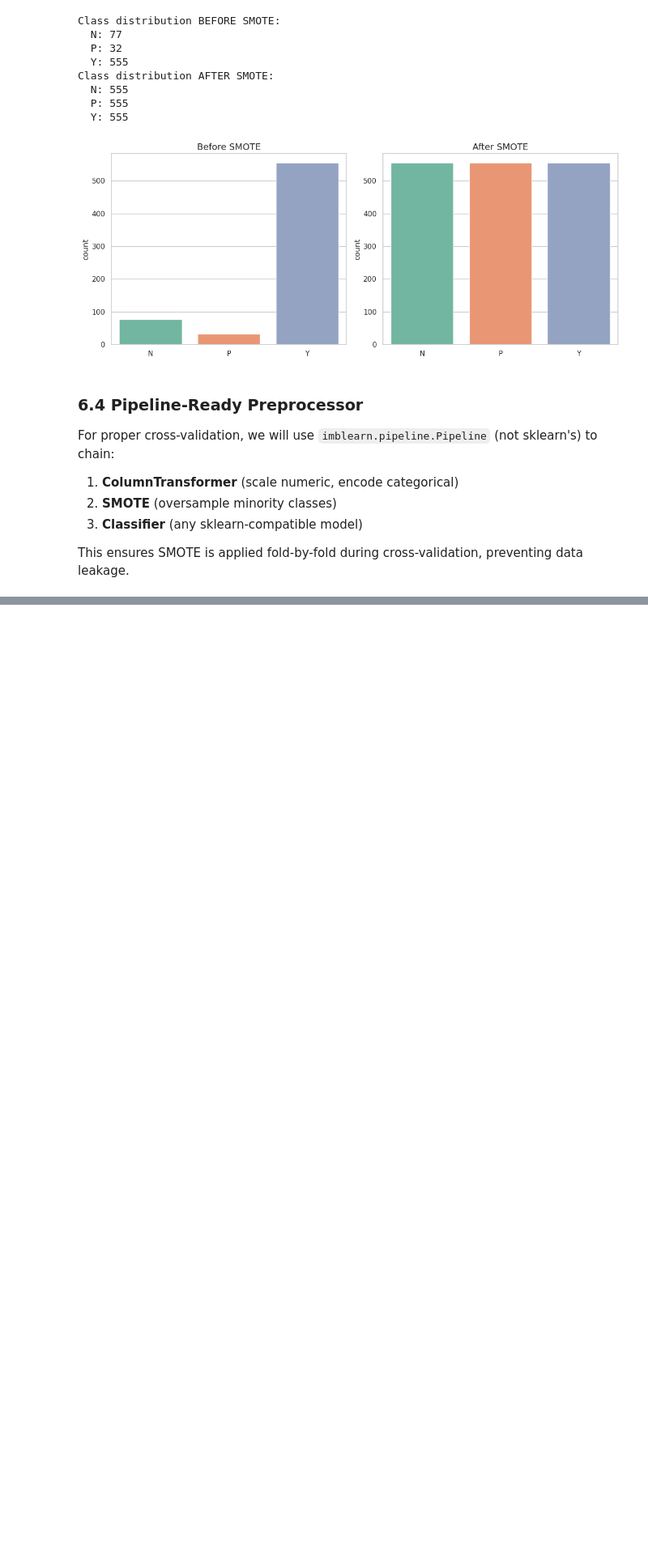
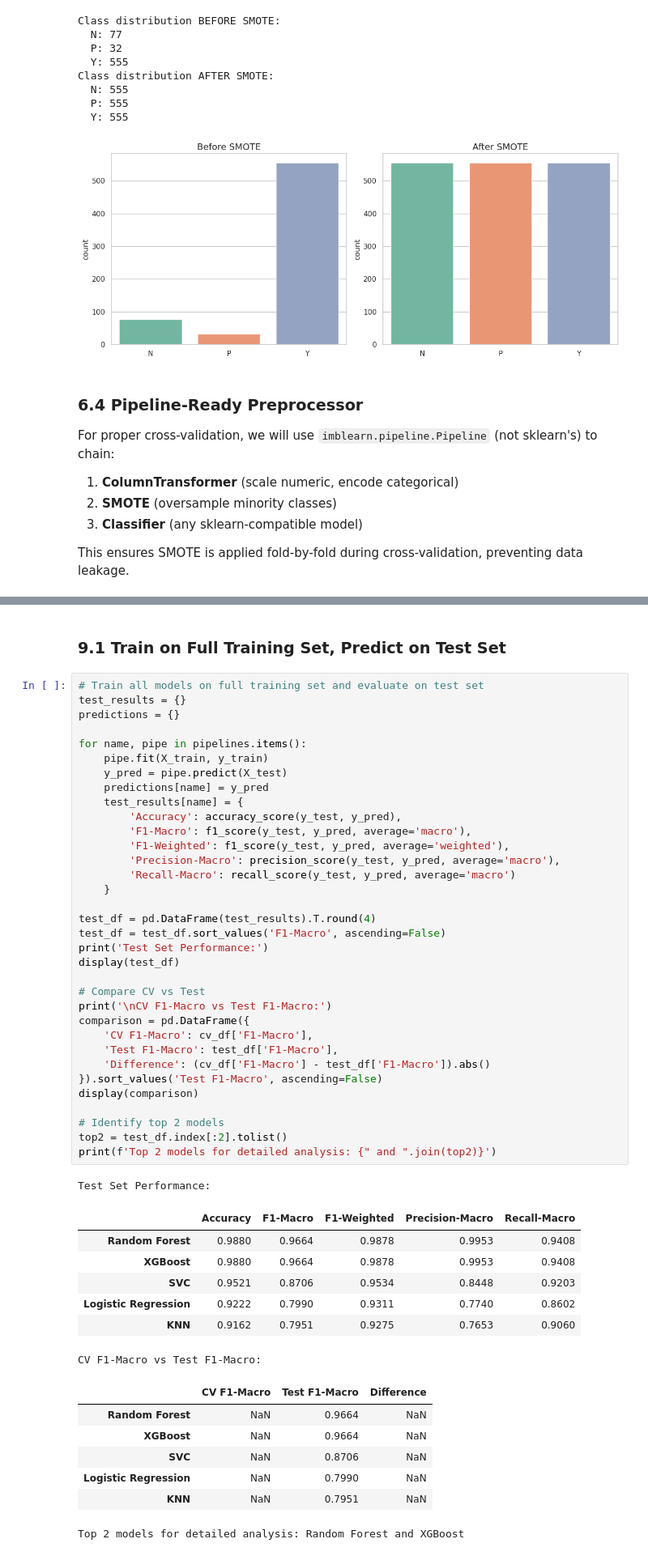
Before and after one commit to Aananda-giri/scripts, a Jupyter notebook: classification/classification_notebook.ipynb, the cells around one changed output, grey strips where cells are left out. Shown at 81% size. Drawn from its saved outputs; the diff is of its cells as text; blank space fills up the shorter version.

```diff
--- a/classification/classification_notebook.ipynb
+++ b/classification/classification_notebook.ipynb
@@ -693,0 +861,52 @@ This ensures SMOTE is applied fold-by-fold during cross-validation, preventing d
+# %% [markdown]
+### 9.1 Train on Full Training Set, Predict on Test Set
+# %%
+# Train all models on full training set and evaluate on test set
+test_results = {}
+predictions = {}
+
+for name, pipe in pipelines.items():
+    pipe.fit(X_train, y_train)
+    y_pred = pipe.predict(X_test)
+    predictions[name] = y_pred
+    test_results[name] = {
+        'Accuracy': accuracy_score(y_test, y_pred),
+        'F1-Macro': f1_score(y_test, y_pred, average='macro'),
+        'F1-Weighted': f1_score(y_test, y_pred, average='weighted'),
+        'Precision-Macro': precision_score(y_test, y_pred, average='macro'),
+        'Recall-Macro': recall_score(y_test, y_pred, average='macro')
+    }
+
+test_df = pd.DataFrame(test_results).T.round(4)
+test_df = test_df.sort_values('F1-Macro', ascending=False)
+print('Test Set Performance:')
+display(test_df)
+
+# Compare CV vs Test
+print('\nCV F1-Macro vs Test F1-Macro:')
+comparison = pd.DataFrame({
+    'CV F1-Macro': cv_df['F1-Macro'],
+    'Test F1-Macro': test_df['F1-Macro'],
+    'Difference': (cv_df['F1-Macro'] - test_df['F1-Macro']).abs()
+}).sort_values('Test F1-Macro', ascending=False)
+display(comparison)
+
+# Identify top 2 models
+top2 = test_df.index[:2].tolist()
+print(f'Top 2 models for detailed analysis: {" and ".join(top2)}')
+# %% [output]
+Test Set Performance:
+|  | Accuracy | F1-Macro | F1-Weighted | Precision-Macro | Recall-Macro |
+| Random Forest | 0.9880 | 0.9664 | 0.9878 | 0.9953 | 0.9408 |
+| XGBoost | 0.9880 | 0.9664 | 0.9878 | 0.9953 | 0.9408 |
+| SVC | 0.9521 | 0.8706 | 0.9534 | 0.8448 | 0.9203 |
+| Logistic Regression | 0.9222 | 0.7990 | 0.9311 | 0.7740 | 0.8602 |
+| KNN | 0.9162 | 0.7951 | 0.9275 | 0.7653 | 0.9060 |
+CV F1-Macro vs Test F1-Macro:
+|  | CV F1-Macro | Test F1-Macro | Difference |
+| Random Forest | NaN | 0.9664 | NaN |
+| XGBoost | NaN | 0.9664 | NaN |
+| SVC | NaN | 0.8706 | NaN |
+| Logistic Regression | NaN | 0.7990 | NaN |
+| KNN | NaN | 0.7951 | NaN |
+Top 2 models for detailed analysis: Random Forest and XGBoost
```
Also changed, not shown: parts of 13 cells of this notebook.
